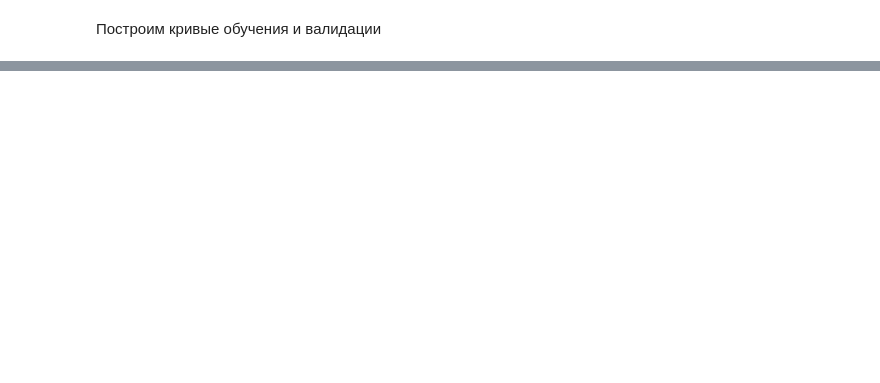
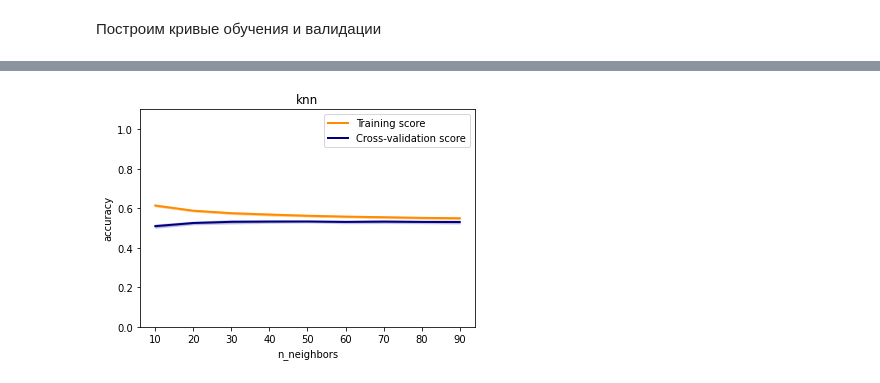
Before and after one commit to Frisky211/TMO_BMSTU_22, a Jupyter notebook: lab3/lab3.ipynb, the cells around one changed output, grey strips where cells are left out. Drawn from its saved outputs; the diff is of its cells as text; code cells hidden in the pictures; blank space fills up the shorter version.

```diff
--- a/lab3/lab3.ipynb
+++ b/lab3/lab3.ipynb
@@ -619,6 +676,7 @@ plot_learning_curve(search.best_estimator_, 'n_neighbors=42',
 n_range2 = np.array(range(10, 100, 10))
 # %%
 plot_validation_curve(search.best_estimator_, 'knn',
-                      data_X_train, data_Y_train,
+                      data_X, data_y,
                       param_name='n_neighbors', param_range=n_range2,
                       cv=5, scoring='accuracy', n_jobs=4)
+# %% [output]
@@ -624,0 +684 @@ plot_validation_curve(search.best_estimator_, 'knn',
+[figure, added]
```
Also changed, not shown: parts of 11 cells of this notebook.
